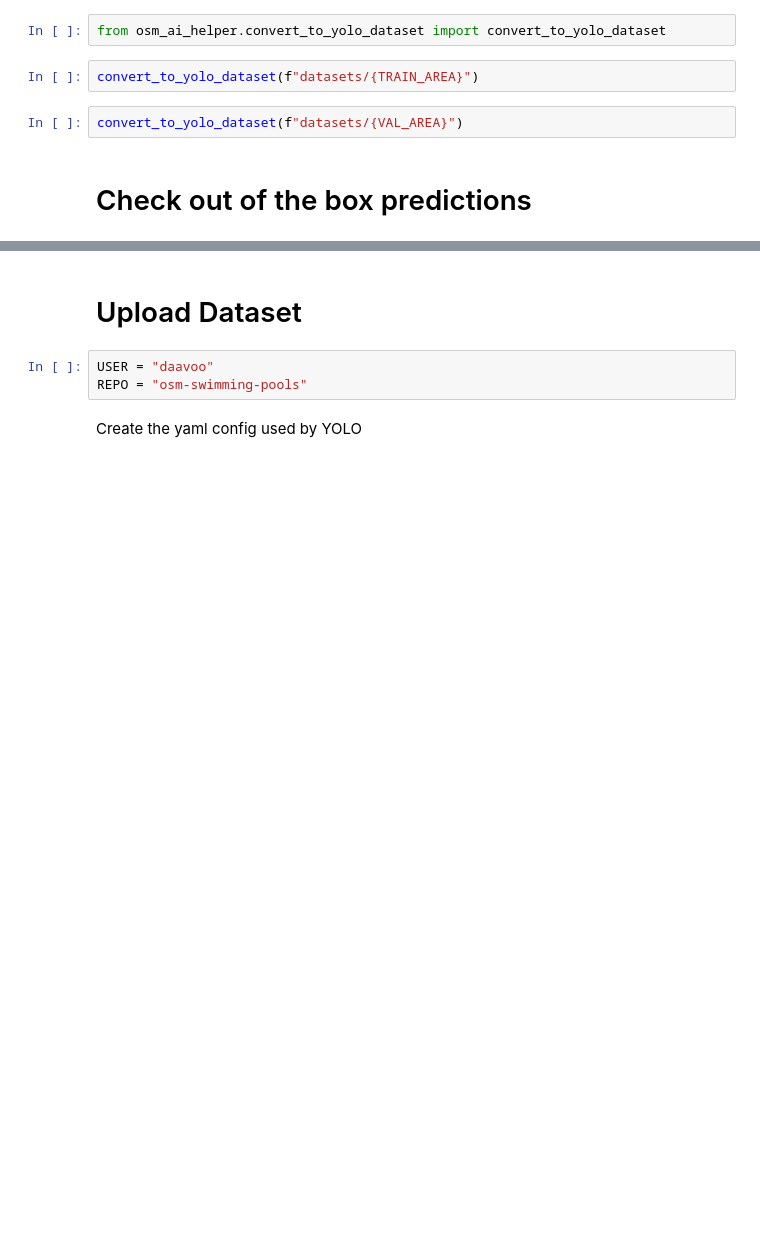
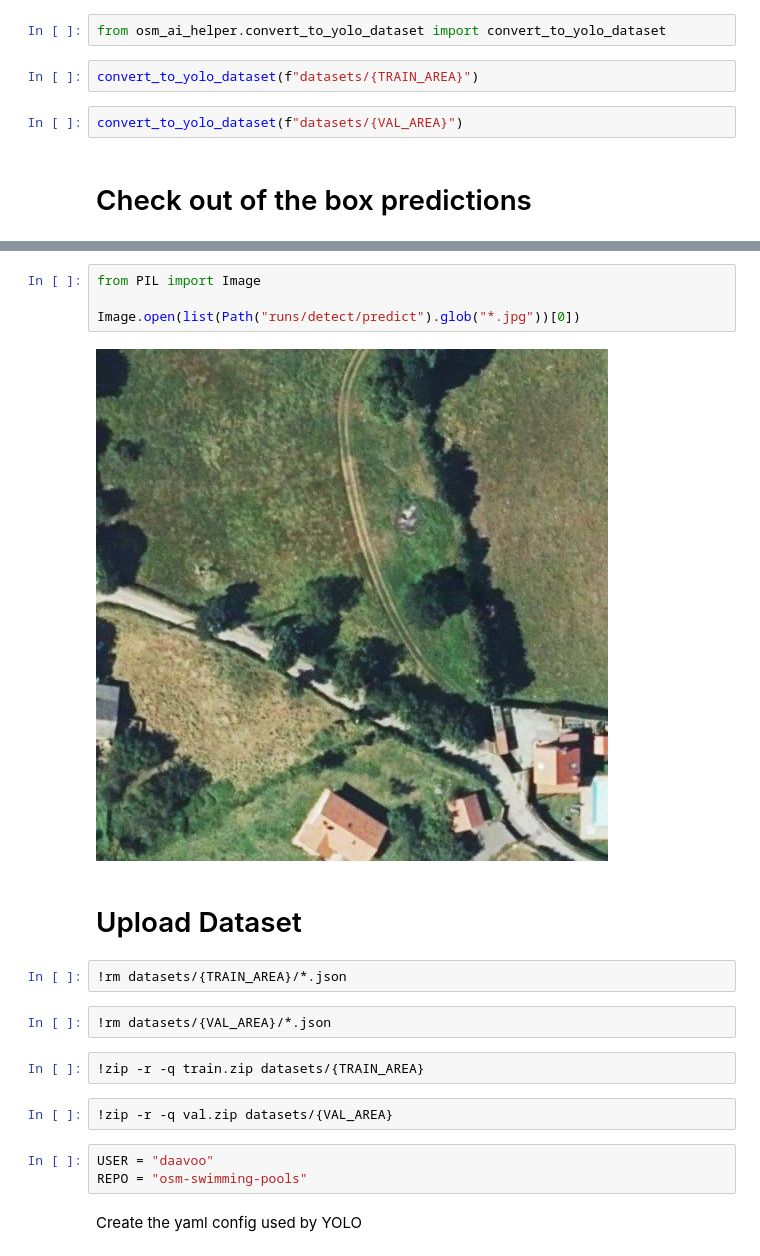
Before and after one commit to Josephrp/osm-ai-helper, a Jupyter notebook: demo/create_dataset.ipynb, the cells around one changed output, grey strips where cells are left out. Saved outputs shown, nothing was run; the diff lists cells and outputs as text; blank space fills up the shorter version.

Commit message:
Ran create_dataset

```diff
--- a/demo/create_dataset.ipynb
+++ b/demo/create_dataset.ipynb
@@ -83,5 +135,19 @@ yolo.predict(list(Path(f"datasets/{VAL_AREA}").glob("*.jpg"))[0], save=True)
+# %%
+from PIL import Image
+
+Image.open(list(Path("runs/detect/predict").glob("*.jpg"))[0])
+# %% [output]
+[figure, added]
 # %% [markdown]
 # Upload Dataset
+# %%
+!rm datasets/{TRAIN_AREA}/*.json
+# %%
+!rm datasets/{VAL_AREA}/*.json
+# %%
+!zip -r -q train.zip datasets/{TRAIN_AREA}
+# %%
+!zip -r -q val.zip datasets/{VAL_AREA}
 # %%
 USER = "daavoo"
 REPO = "osm-swimming-pools"
```
Also changed, not shown: parts of 14 cells of this notebook.
